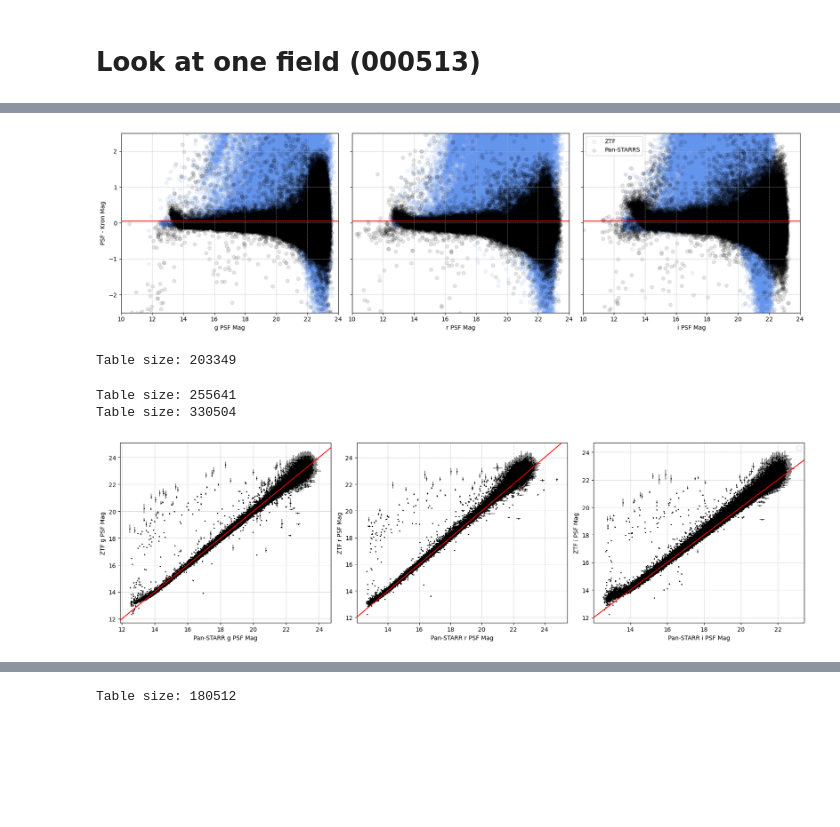
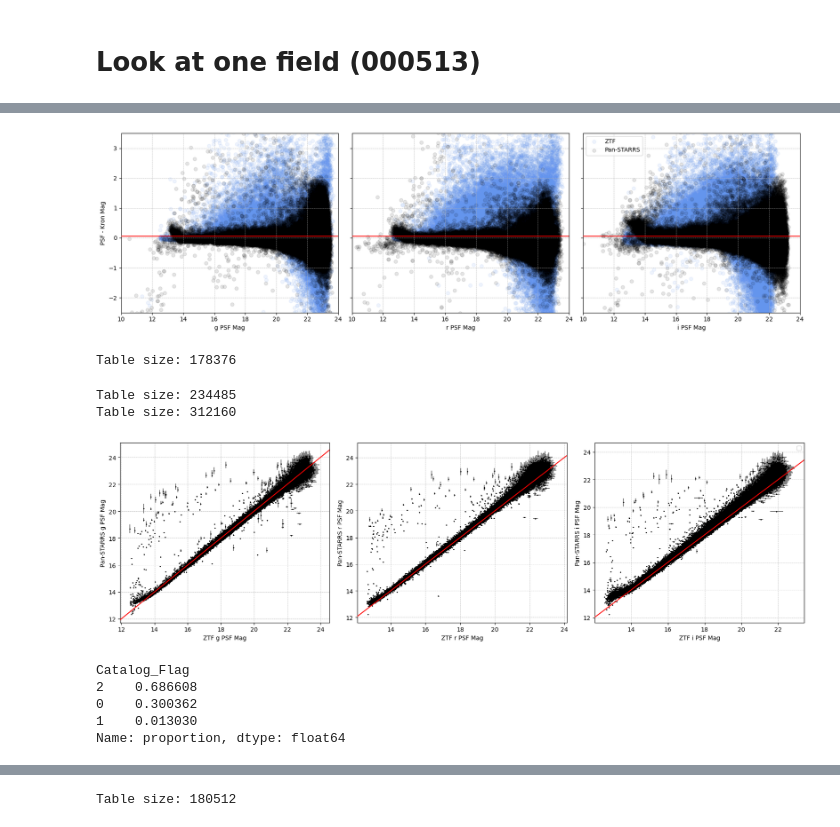
Before and after one commit to Adam-Boesky/long_transients, a Jupyter notebook: detect_transients.ipynb, the cells around one changed output, grey strips where cells are left out. Saved outputs shown, nothing was run; the diff lists cells and outputs as text; code cells hidden in the pictures; blank space fills up the shorter version.

```diff
--- a/detect_transients.ipynb
+++ b/detect_transients.ipynb
@@ -159,7 +140,7 @@ fig, axes = plt.subplots(1, 3, figsize=(17, 5), sharey=True)
 for ax, band in zip(axes.flatten(), BANDS):
 
     # Get the band's table
-    tab = filtered_tables[band]
+    tab = tables[band]
 
     # Calculate SNRs
     pstarr_snr = get_snr_from_mag(tab[f'PSTARR_{band}PSFMag'], tab[f'PSTARR_{band}PSFMagErr'], zp=25)  #TODO: Check zero points
@@ -219,35 +179,35 @@ for ax, band in zip(axes.flatten(), BANDS):
     ztf_mask = ztf_snr > 2
 
     # Plot
     # Without upper lims
     ax.scatter(
         tab[ztf_mask][f'ZTF_{band}PSFMag'],
         tab[ztf_mask][f'ZTF_{band}PSFMag'] - tab[ztf_mask][f'ZTF_{band}KronMag'],
         color='cornflowerblue',
         label='ZTF',
         alpha=0.1
     )
     ax.scatter(
         tab[pstarr_mask][f'PSTARR_{band}PSFMag'],
         tab[pstarr_mask][f'PSTARR_{band}PSFMag'] - tab[pstarr_mask][f'PSTARR_{band}KronMag'],
         color='k',
         label='Pan-STARRS',
         alpha=0.1
     )
 
     # Formatting
     ax.axhline(0.05, color='red', zorder=10)
     ax.grid(lw=0.5, ls='--')
     ax.set_xlabel(f'{band} PSF Mag')
-    ax.set_ylim((-2.5, 2.5))
+    ax.set_ylim((-2.5, 3.5))
     ax.set_xlim((10, 24))
 
 axes[0].set_ylabel(f'PSF - Kron Mag')
 axes[-1].legend(markerscale=1)
 plt.tight_layout()
 plt.show()
 # %% [output]
-[figure, old version]
+[figure, new version]
 # %%
 tab = tables['g'].copy()
 pstarr_snr = get_snr_from_mag(tab[f'PSTARR_gPSFMag'], tab[f'PSTARR_gPSFMagErr'], zp=25)
@@ -360,17 +320,27 @@ for ax, band in zip(axes.flatten(), BANDS):
     # Formatting
     ax.axline((15, 15), slope=1, color='red', zorder=10)
     ax.grid(lw=0.5, ls='--')
-    ax.set_ylabel(f'ZTF {band} PSF Mag')
-    ax.set_xlabel(f'Pan-STARR {band} PSF Mag')
+    ax.set_ylabel(f'Pan-STARRS {band} PSF Mag')
+    ax.set_xlabel(f'ZTF {band} PSF Mag')
 
 axes[-1].legend(markerscale=5)
 plt.tight_layout()
 plt.show()
 # %% [output]
-Table size: 203349
+Table size: 178376
-Table size: 255641
-Table size: 330504
+Table size: 234485
+Table size: 312160
-[figure, old version]
+[figure, new version]
+# %%
+ztf_snr = get_snr_from_mag(g_tab['ZTF_gPSFMag'], g_tab['ZTF_gPSFMagErr'], zp=25)
+pstarr_snr = get_snr_from_mag(g_tab['PSTARR_gPSFMag'], g_tab['PSTARR_gPSFMagErr'], zp=25)
+pd.value_counts(g_tab['Catalog_Flag'], normalize=True)
+# %% [output]
+Catalog_Flag
+2    0.686608
+0    0.300362
+1    0.013030
+Name: proportion, dtype: float64
 # %%
 fig, axes = plt.subplots(1, 3, figsize=(17, 5))
 
```
Also changed, not shown: parts of 18 cells of this notebook, 3 other files.
